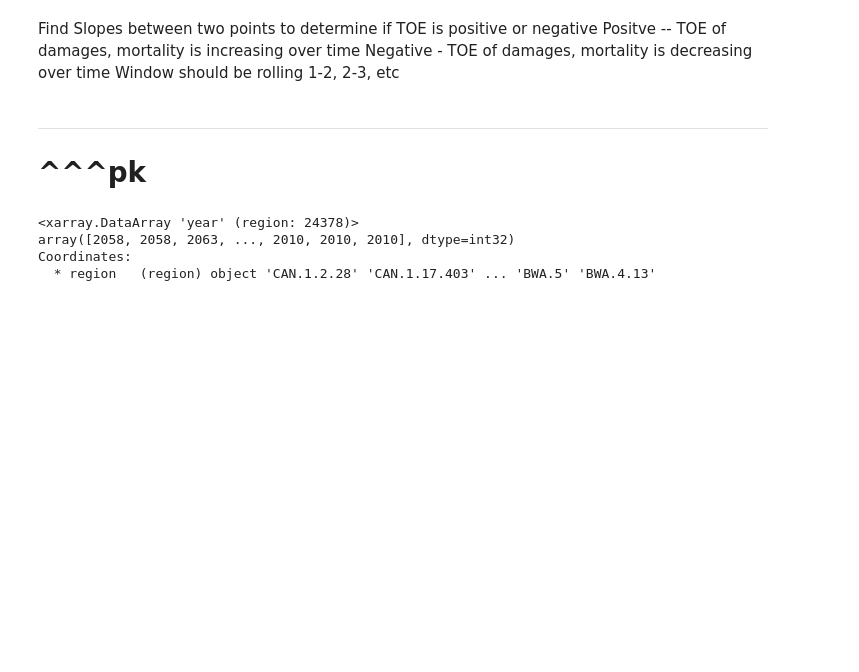
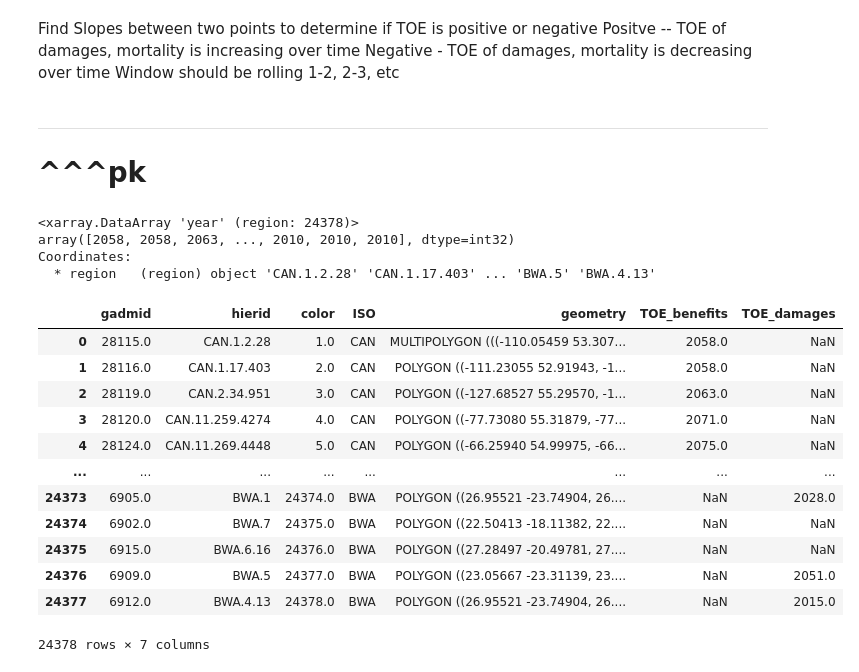
Before and after one commit to DanBlancoRutgers/Mortality_Project, a Jupyter notebook: notebooks/Brewsters_Code.ipynb, the cells around one changed output. Cells and saved outputs as stored; diff of their text form; code cells hidden in the pictures; blank space fills up the shorter version.

```diff
--- a/notebooks/Brewsters_Code.ipynb
+++ b/notebooks/Brewsters_Code.ipynb
@@ -174,3 +172,23 @@ sf['TOE_damages'] = earliest_threshold_year_damages
+# %%
+sf['TOE_benefits'] = earliest_threshold_year_benefits
+sf['TOE_damages'] = earliest_threshold_year_damages
+sf['TOE_benefits'] = sf['TOE_benefits'].replace(2010,np.NaN)
+sf['TOE_damages'] = sf['TOE_damages'].replace(2010,np.NaN)
+sf
+# %% [output]
+|  | gadmid | hierid | color | ISO | geometry | TOE_benefits | TOE_damages |
+| 0 | 28115.0 | CAN.1.2.28 | 1.0 | CAN | MULTIPOLYGON (((-110.05459 53.307... | 2058.0 | NaN |
+| 1 | 28116.0 | CAN.1.17.403 | 2.0 | CAN | POLYGON ((-111.23055 52.91943, -1... | 2058.0 | NaN |
+| 2 | 28119.0 | CAN.2.34.951 | 3.0 | CAN | POLYGON ((-127.68527 55.29570, -1... | 2063.0 | NaN |
+| 3 | 28120.0 | CAN.11.259.4274 | 4.0 | CAN | POLYGON ((-77.73080 55.31879, -77... | 2071.0 | NaN |
+| 4 | 28124.0 | CAN.11.269.4448 | 5.0 | CAN | POLYGON ((-66.25940 54.99975, -66... | 2075.0 | NaN |
+| ... | ... | ... | ... | ... | ... | ... | ... |
+| 24373 | 6905.0 | BWA.1 | 24374.0 | BWA | POLYGON ((26.95521 -23.74904, 26.... | NaN | 2028.0 |
+| 24374 | 6902.0 | BWA.7 | 24375.0 | BWA | POLYGON ((22.50413 -18.11382, 22.... | NaN | NaN |
+| 24375 | 6915.0 | BWA.6.16 | 24376.0 | BWA | POLYGON ((27.28497 -20.49781, 27.... | NaN | NaN |
+| 24376 | 6909.0 | BWA.5 | 24377.0 | BWA | POLYGON ((23.05667 -23.31139, 23.... | NaN | 2051.0 |
+| 24377 | 6912.0 | BWA.4.13 | 24378.0 | BWA | POLYGON ((26.95521 -23.74904, 26.... | NaN | 2015.0 |
+24378 rows × 7 columns
 # %%
 # Plot the GeoDataFrame
 fig, ax = plt.subplots(figsize=(10, 10))
```
Also changed, not shown: parts of 4 cells of this notebook.
